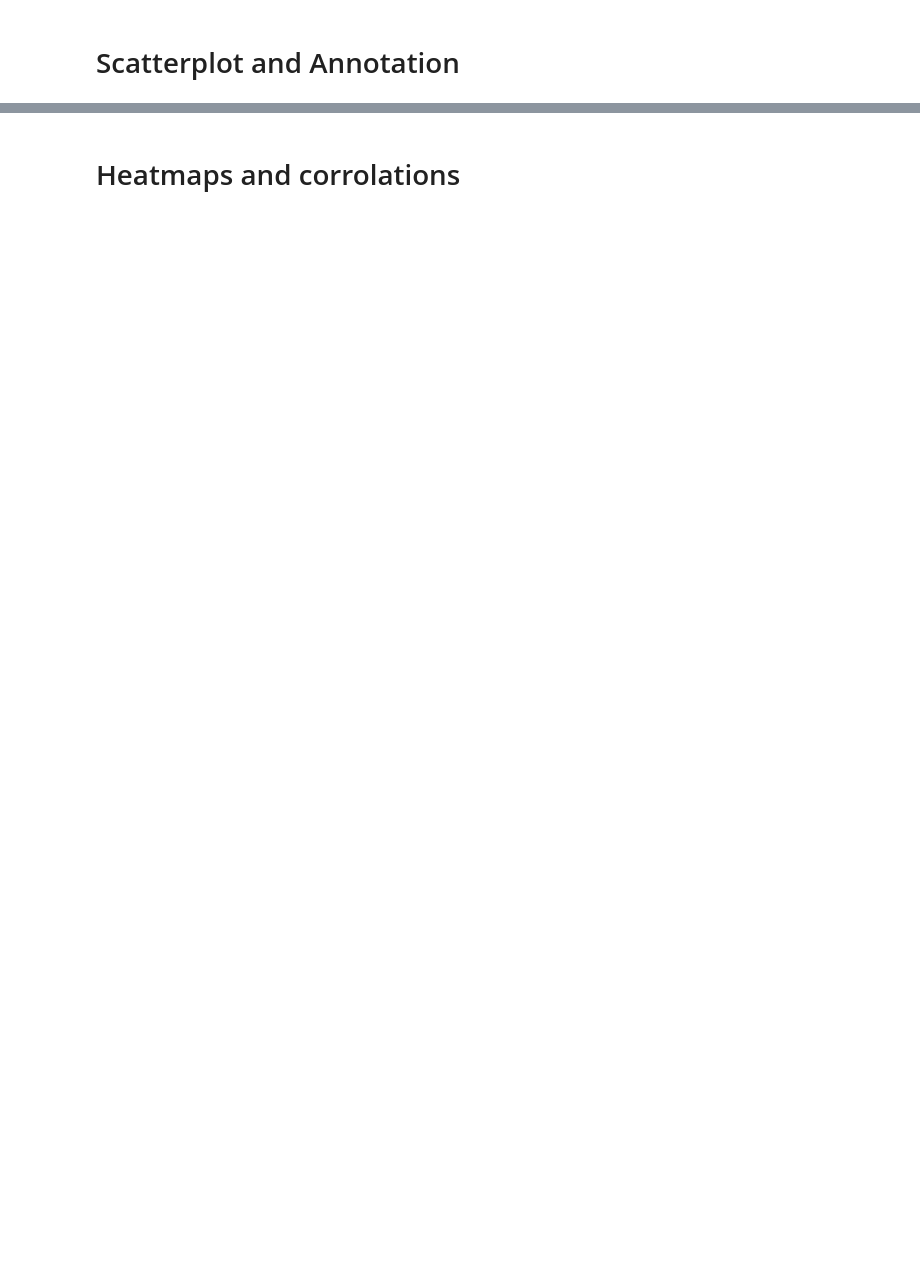
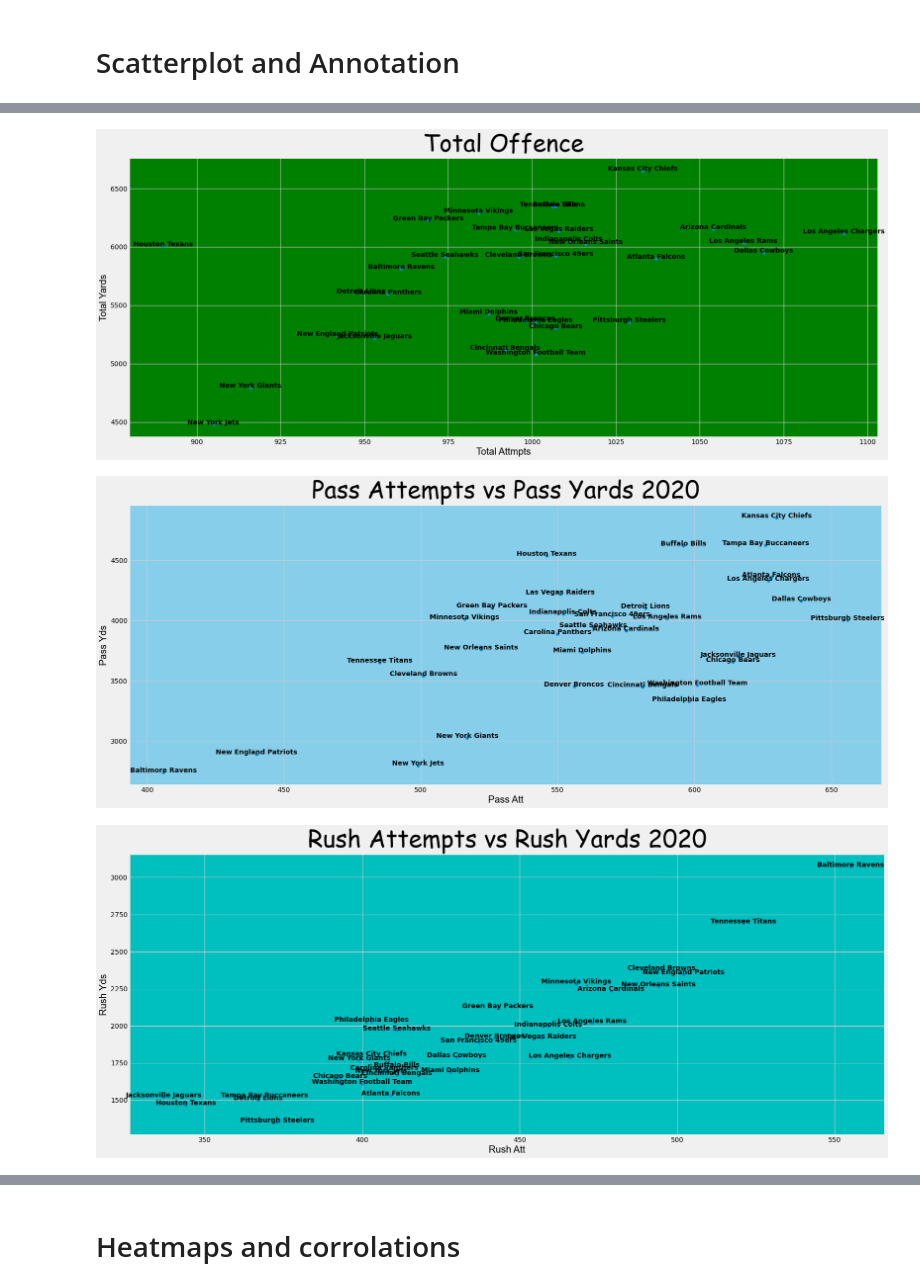
Before and after one commit to Lynch08/Fundementals_Of_Data_Analysis, a Jupyter notebook: pyplot.ipynb, the cells around one changed output, grey strips where cells are left out. Saved outputs shown, nothing was run; the diff lists cells and outputs as text; code cells hidden in the pictures; blank space fills up the shorter version.

```diff
--- a/pyplot.ipynb
+++ b/pyplot.ipynb
@@ -212,0 +141,3 @@ plt.show()
+# %%
+# Data downloaded in CSV Format from: https://www.pro-football-reference.com/years/2020/advanced.htm
+nflCsv = pd.read_csv('NFL2020TeamData.csv')
@@ -212,0 +166,14 @@ plt.show()
+# %%
+# Crete df with columns I want to use
+nfl2020team = nflCsv[['Tm','P-Cmp','P-Att','P-Yds','R-Att','Yds']]
+# %%
+# put data into pandas dataframe
+# this stopped me getting the really annoying indexing errors later
+nfl2020team = pd.DataFrame(nfl2020team)
+# %%
+#Create Columns for total offense
+# Passing Yards + Rushing Yards = Total Yards
+# Passing Attempts + Rushing Attempts = Total Attempts
+
+nfl2020team['Tot-yds'] = nfl2020team['P-Yds'] + nfl2020team['Yds']
+nfl2020team['Tot-att'] = nfl2020team['P-Att'] + nfl2020team['R-Att']
@@ -212,0 +191,47 @@ plt.show()
+# %%
+
+# plot for Total Offence
+fig, ax = plt.subplots(figsize=(25, 10))
+x = nfl2020team['Tot-att'].values
+y = nfl2020team['Tot-yds'].values
+t = nfl2020team['Tm'].values
+ax.scatter(x, y)
+ax.set_xlabel('Total Attmpts', fontname="Arial", fontsize=20)
+ax.set_ylabel('Total Yards', fontname="Arial", fontsize=20)
+ax.set_title('Total Offence', fontname='Comic Sans MS',fontsize=50 )
+ax.set_facecolor('g')
+for i, txt in enumerate(t):
+    ax.annotate(txt, xy=(x[i], y[i]), xytext=(x[i], y[i]+0.5), ha='center', weight = 'bold')
+
+# plot for Total Passing Offence
+fig, ax = plt.subplots(figsize=(25, 10))
+x = nfl2020team['P-Att'].values
+y = nfl2020team['P-Yds'].values
+t = nfl2020team['Tm'].values
+ax.scatter(x, y)
+ax.set_xlabel('Pass Att', fontname="Arial", fontsize=20)
+ax.set_ylabel('Pass Yds', fontname="Arial", fontsize=20)
+ax.set_title('Pass Attempts vs Pass Yards 2020', fontname='Comic Sans MS',fontsize=50 )
+ax.set_facecolor('skyblue')
+for i, txt in enumerate(t):
+    ax.annotate(txt, xy=(x[i], y[i]), xytext=(x[i], y[i]+0.5), ha='center', weight = 'bold')
+
+
+# plot for Total Rushing Offence
+fig, ax = plt.subplots(figsize=(25, 10))
+x = nfl2020team['R-Att'].values
+y = nfl2020team['Yds'].values
+t = nfl2020team['Tm'].values
+ax.scatter(x, y)
+ax.set_xlabel('Rush Att', fontname="Arial", fontsize=20)
+ax.set_ylabel('Rush Yds', fontname="Arial", fontsize=20)
+ax.set_title('Rush Attempts vs Rush Yards 2020', fontname='Comic Sans MS',fontsize=50 )
+ax.set_facecolor('c')
+for i, txt in enumerate(t):
+    ax.annotate(txt, xy=(x[i], y[i]), xytext=(x[i], y[i]+0.5), ha='center', weight = 'bold')
+
+plt.show()
+# %% [output]
+[figure, added]
+[figure, added]
+[figure, added]
```
Also changed, not shown: parts of 19 cells of this notebook, 5 other files.
